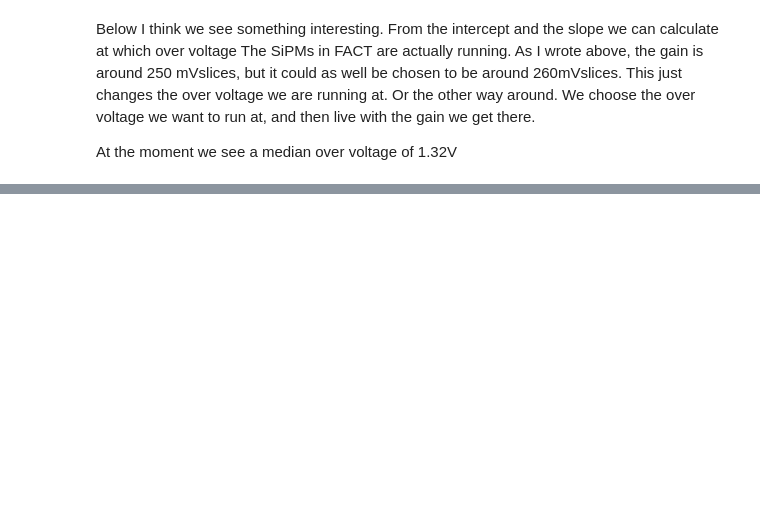
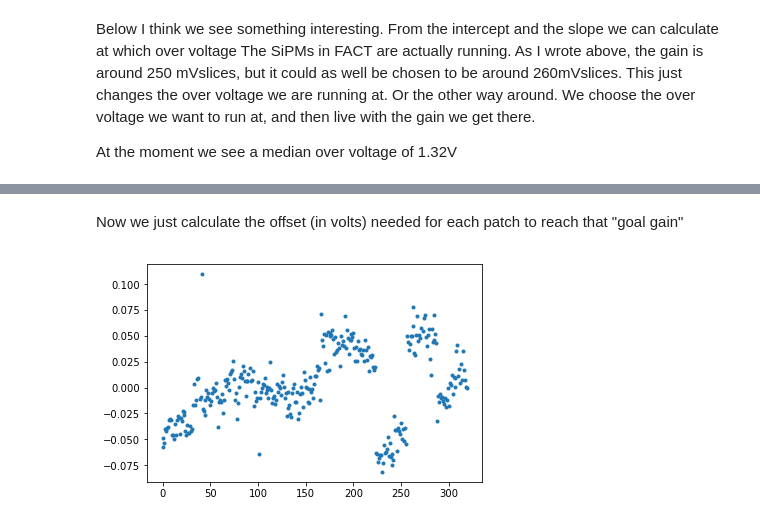
Before and after one commit to dneise/gain_homogenization_offsets_20170727, a Jupyter notebook: gain_homogenization_offsets_20170727.ipynb, the cells around one changed output, grey strips where cells are left out. Drawn from its saved outputs; the diff is of its cells as text; code cells hidden in the pictures; blank space fills up the shorter version.

```diff
--- a/gain_homogenization_offsets_20170727.ipynb
+++ b/gain_homogenization_offsets_20170727.ipynb
@@ -361,0 +401,7 @@ plt.suptitle('Extrapolated value of the nominal over voltage, i.e. where Gain=0'
+# %% [markdown]
+Now we just calculate the offset (in volts) needed for each patch to reach that "goal gain"
+# %%
+fits['needed_offset'] = (goal_gain - fits.intercept) / fits.slope
+plt.plot(fits['needed_offset'], '.');
+# %% [output]
+[figure, added]
```
Also changed, not shown: parts of 19 cells of this notebook.
